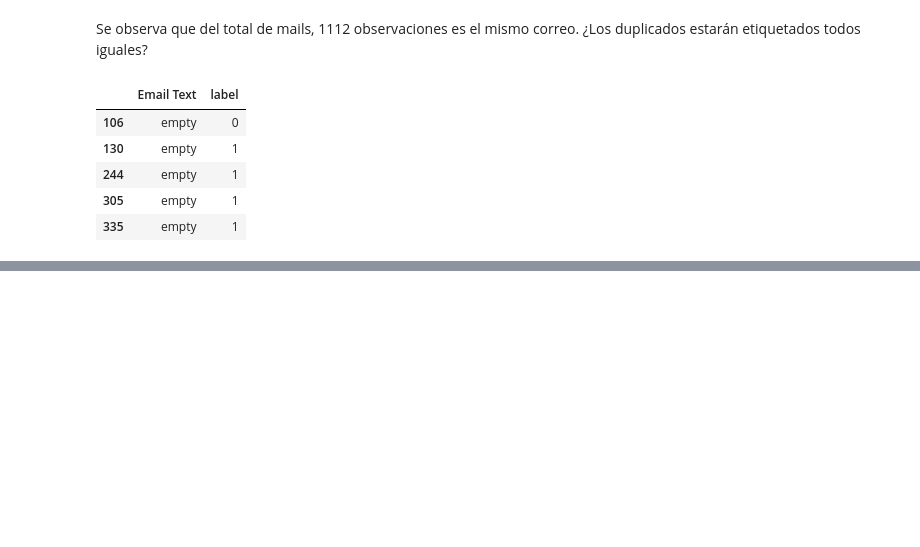
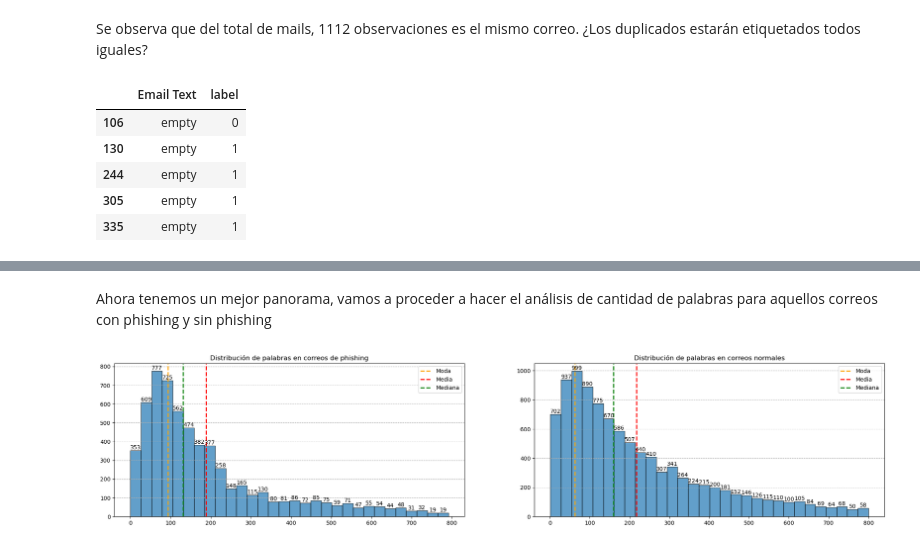
Before and after one commit to LCampi01/machine_learning_ceia, a Jupyter notebook: eda.ipynb, the cells around one changed output, grey strips where cells are left out. Cells and saved outputs as stored; diff of their text form; code cells hidden in the pictures; blank space fills up the shorter version.

```diff
--- a/eda.ipynb
+++ b/eda.ipynb
@@ -149,0 +212,19 @@ plt.show()
+# %% [markdown]
+Ahora tenemos un mejor panorama, vamos a proceder a hacer el análisis de cantidad de palabras para aquellos correos con phishing y sin phishing
+# %%
+fig, axes = plt.subplots(1, 2, figsize=(25, 5))
+
+def plot_distribution(ax, data, title):
+    ax.hist(data, bins=30, alpha=0.7, edgecolor='black')
+    ax.axvline(data.mode()[0], color='orange',  linestyle='dashed',  linewidth=2, label='Moda')
+    ax.axvline(data.mean(), color='red', linestyle='dashed', linewidth=2, label='Media')
+    ax.axvline(data.median(), color='green', linestyle='dashed', linewidth=2, label='Mediana')
+    ax.grid(axis='y', ls='--')
+    ax.set_title(title)
+    ax.bar_label(ax.containers[0])
+    ax.legend()
+
+plot_distribution(axes[0], email_df[email_df['label'] == 1]['word_count'], 'Distribución de palabras en correos de phishing')
+plot_distribution(axes[1], email_df[email_df['label'] == 0]['word_count'], 'Distribución de palabras en correos normales')
+# %% [output]
+[figure, added]
```
Also changed, not shown: parts of 15 cells of this notebook.
